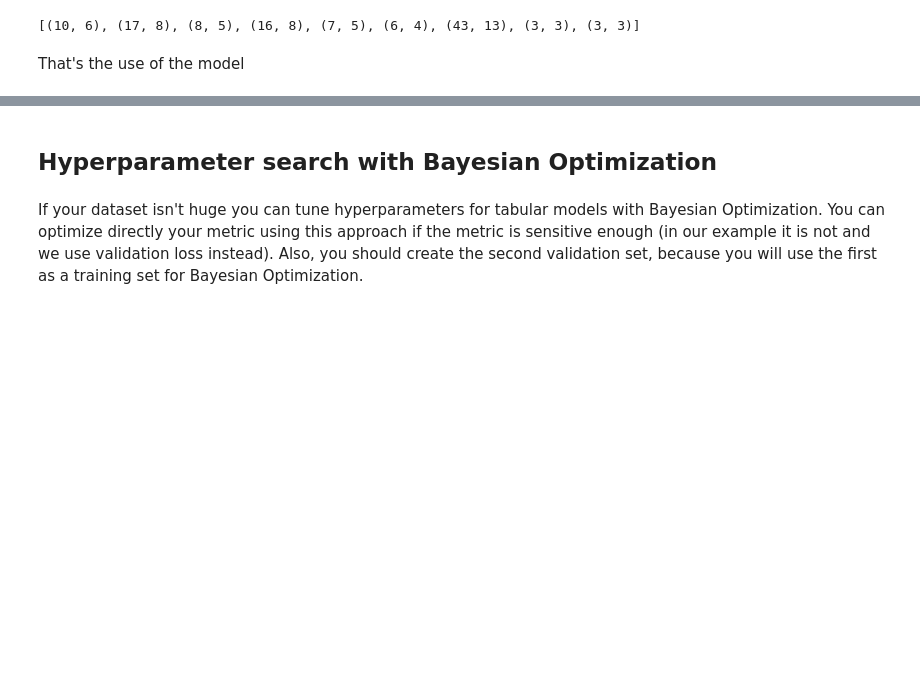
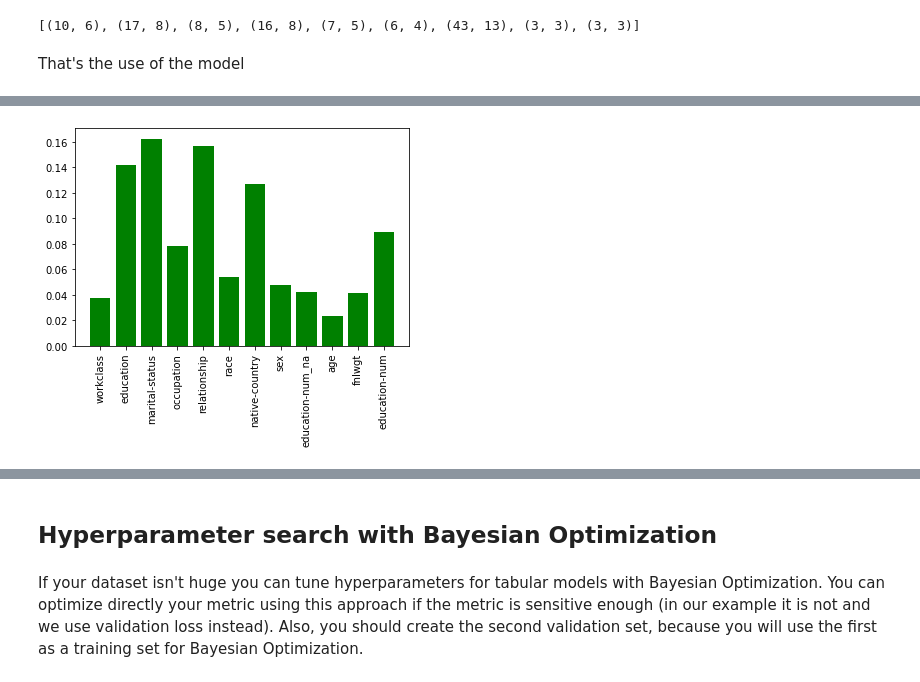
Before and after one commit to mgrankin/fast_tabnet, a Jupyter notebook: index.ipynb, the cells around one changed output, grey strips where cells are left out. Cells and saved outputs as stored; diff of their text form; code cells hidden in the pictures; blank space fills up the shorter version.

```diff
--- a/index.ipynb
+++ b/index.ipynb
@@ -123,0 +125,6 @@ learn.fit_one_cycle(10)
+# %%
+plt.xticks(rotation='vertical')
+plt.bar(dl.x_names, feature_importances, color='g')
+plt.show()
+# %% [output]
+[figure, added]
```
Also changed, not shown: parts of 9 cells of this notebook, 1 other file.
